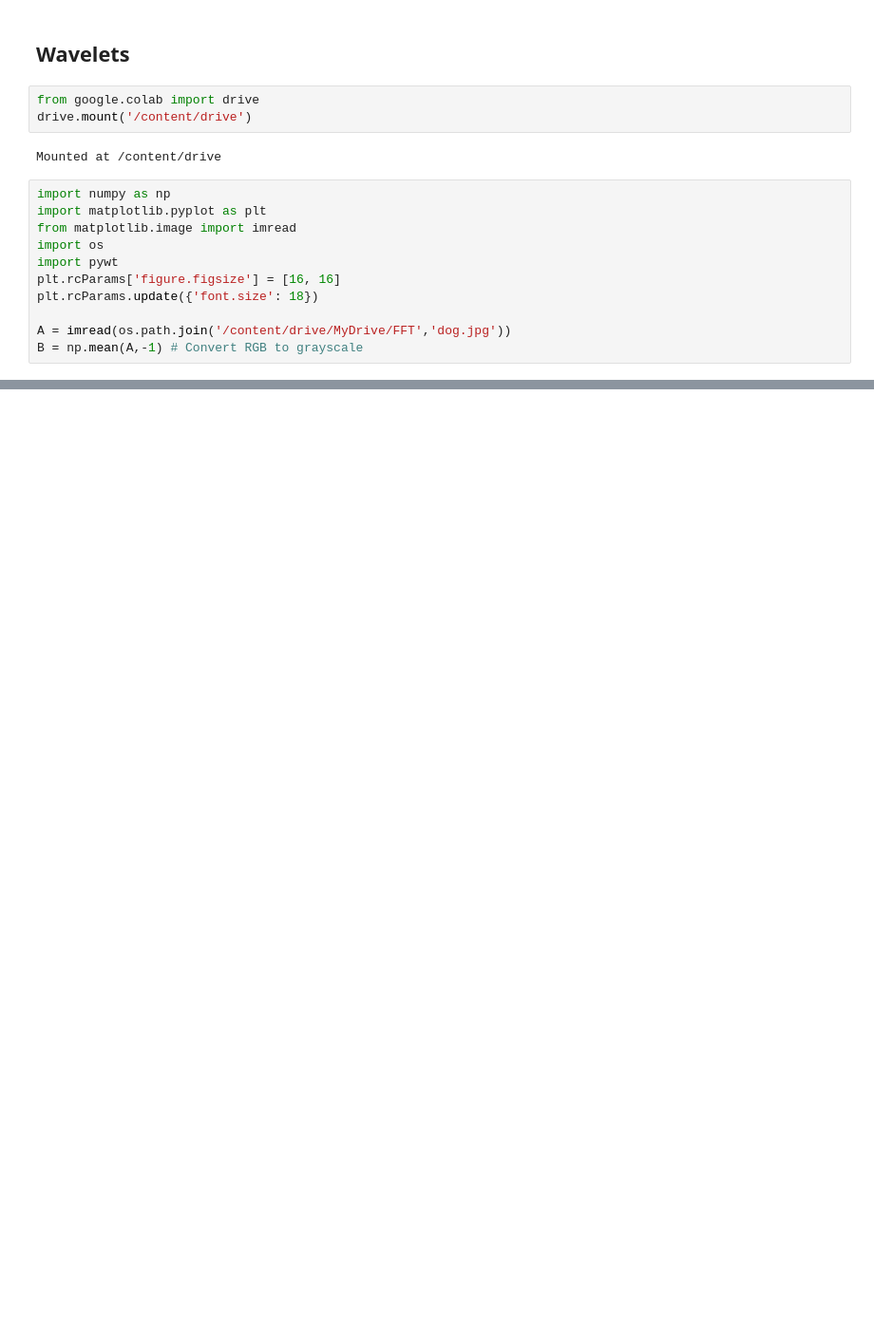
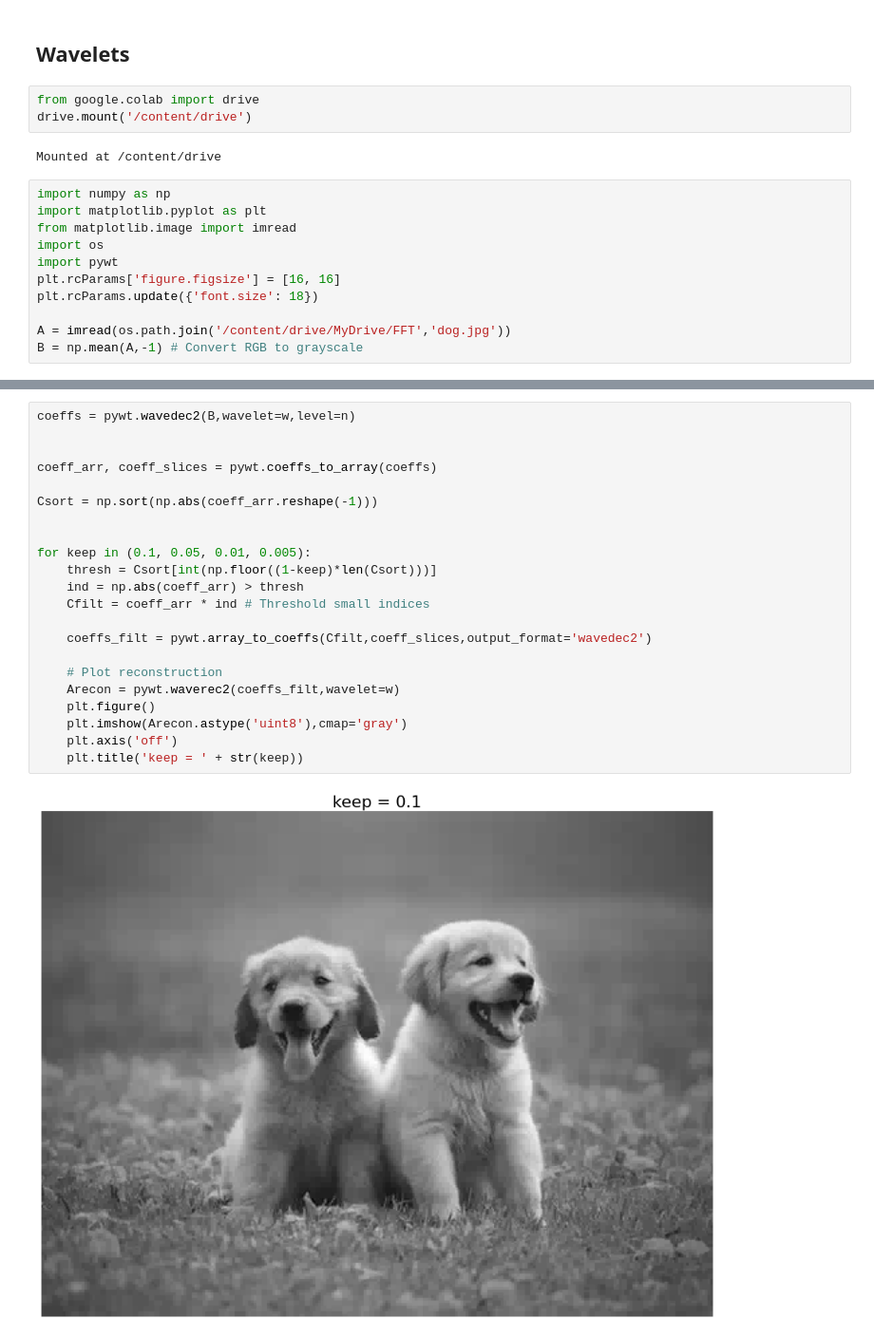
Before and after one commit to hemanth2000/fft-notes, a Jupyter notebook: ImageCompressionWavelet.ipynb, the cells around one changed output, grey strips where cells are left out. Shown at 95% size. Cells and saved outputs as stored; diff of their text form; blank space fills up the shorter version.

```diff
--- a/ImageCompressionWavelet.ipynb
+++ b/ImageCompressionWavelet.ipynb
@@ -41 +41,25 @@ plt.show()
 <Figure size 1296x1152 with 0 Axes>
+# %%
+coeffs = pywt.wavedec2(B,wavelet=w,level=n)
+
+
+coeff_arr, coeff_slices = pywt.coeffs_to_array(coeffs)
+
+Csort = np.sort(np.abs(coeff_arr.reshape(-1)))
+
+
+for keep in (0.1, 0.05, 0.01, 0.005):
+    thresh = Csort[int(np.floor((1-keep)*len(Csort)))]
+    ind = np.abs(coeff_arr) > thresh
+    Cfilt = coeff_arr * ind # Threshold small indices
+
+    coeffs_filt = pywt.array_to_coeffs(Cfilt,coeff_slices,output_format='wavedec2')
+
+    # Plot reconstruction
+    Arecon = pywt.waverec2(coeffs_filt,wavelet=w)
+    plt.figure()
+    plt.imshow(Arecon.astype('uint8'),cmap='gray')
+    plt.axis('off')
+    plt.title('keep = ' + str(keep))
+# %% [output]
+[figure, added]
```
Also changed, not shown: parts of 2 cells of this notebook.
